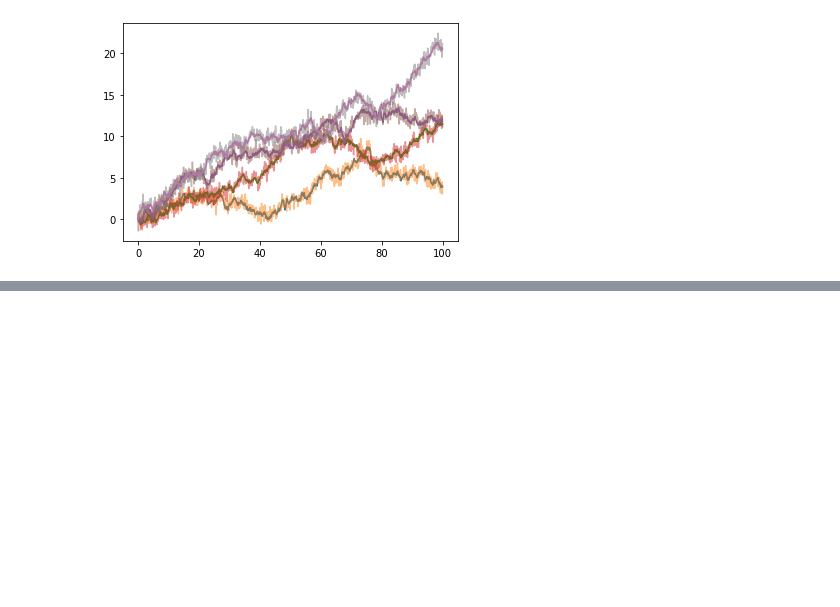
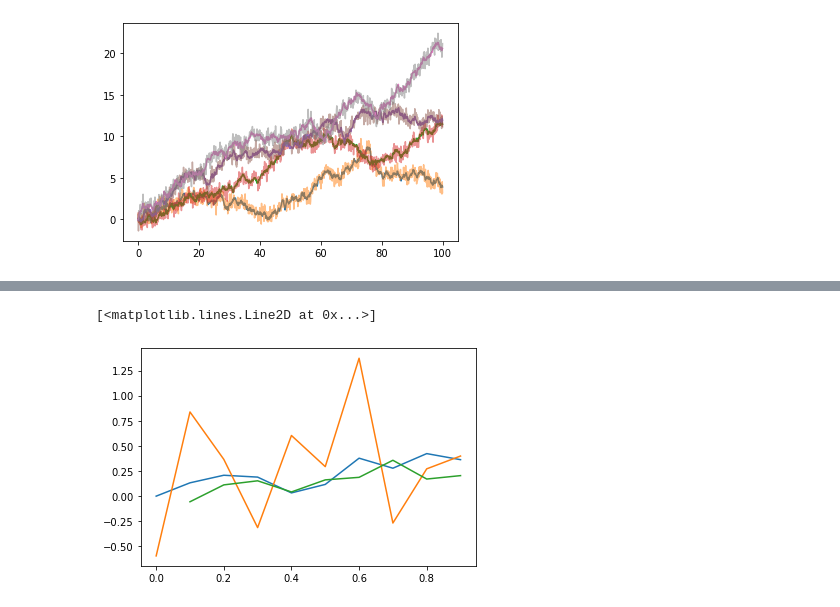
Before and after one commit to harrybraviner/jax_neural_nets, a Jupyter notebook: stax_sandbox.ipynb, the cells around one changed output, grey strips where cells are left out. Cells and saved outputs as stored; diff of their text form; code cells hidden in the pictures; blank space fills up the shorter version.

```diff
--- a/stax_sandbox.ipynb
+++ b/stax_sandbox.ipynb
@@ -155,0 +176,18 @@ IndexError: too many indices for array: array is 1-dimensional, but 2 were index
+# %%
+t_vals, x_true, x_tilde = generate_ou_process(x0=0.0, mu=0.1, sigma=0.5, dt=0.1, t_end=num_dims*0.1,
+                                         rng=np_rng, sigma_noise=0.5, batch_size=batch_size)
+x = jnp.expand_dims(x_tilde[:, :(num_dims-1)], 2)
+y= jnp.array(x[:, 1:])
+preds = gru_rnn(params, x)
+
+x = np.array(x)
+y = np.array(y)
+x_pred = np.array(preds)
+# %%
+idx = 3
+plt.plot(t_vals, x_true[idx, :])
+plt.plot(t_vals, x_tilde[idx, :])
+plt.plot(t_vals[1:], x_pred[:, idx, 0])
+# %% [output]
+[<matplotlib.lines.Line2D at 0x...>]
+[figure, added]
```
Also changed, not shown: parts of 8 cells of this notebook.
